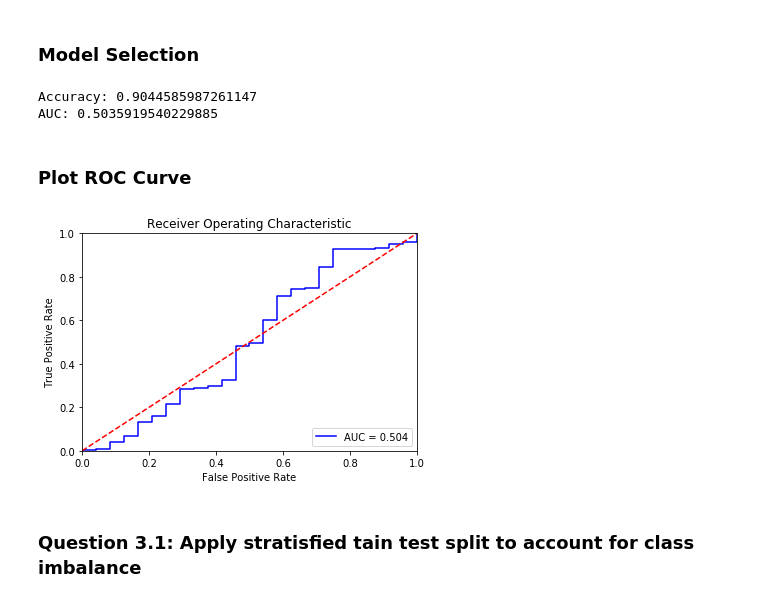
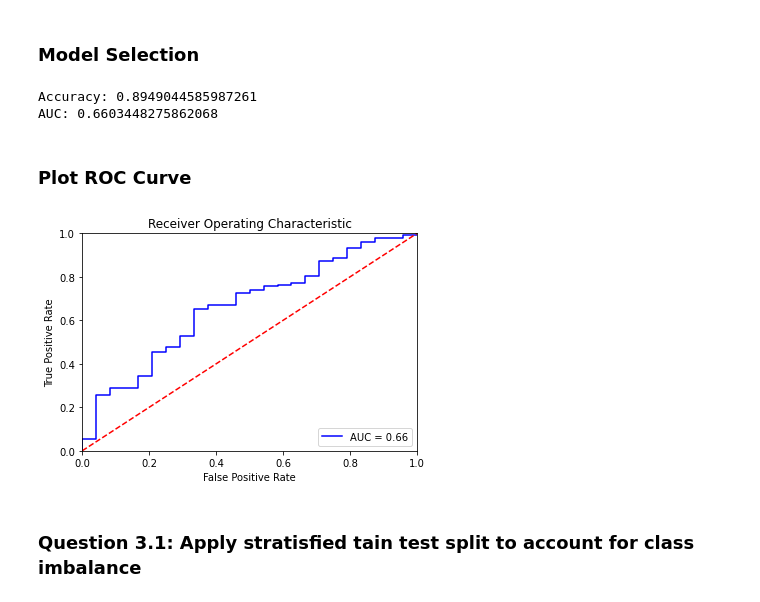
Before and after one commit to rodolfolermacontreras/ML_1_Assignment_6, a Jupyter notebook: Mlearn510-Lesson_6-Rodolfo_Lerma.ipynb, the cells around one changed output. Saved outputs shown, nothing was run; the diff lists cells and outputs as text; code cells hidden in the pictures.

```diff
--- a/Mlearn510-Lesson_6-Rodolfo_Lerma.ipynb
+++ b/Mlearn510-Lesson_6-Rodolfo_Lerma.ipynb
@@ -335,36 +339,23 @@ for i in options:
 ### Model Selection
 # %%
 #Selected model based on the results above:
-rfe = RFE(model, n_features_to_select = 50)
+rfe = RFE(model, n_features_to_select = 100)
 rfe.fit(X_train_scaled, y_train)
-y_pred = rfe.predict(X_test_scaled)
-lr_acc = accuracy_score(y_test, y_pred)
 
-probs = rfe.predict_proba(X_test)
-preds = probs[:,1]
-fpr, tpr, threshold = metrics.roc_curve(y_test, preds)
-roc_auc = metrics.roc_auc_score(y_test, preds)
+fpr, tpr, lr_acc, roc_auc = performance_values(X_test_scaled, y_test, rfe)
+
 print("Accuracy: {}".format(lr_acc))
 print("AUC: {}".format(roc_auc))
 # %% [output]
-Accuracy: 0.9044585987261147
-AUC: 0.5035919540229885
+Accuracy: 0.8949044585987261
+AUC: 0.6603448275862068
 # %% [markdown]
 ### Plot ROC Curve
-# %%
-# Plot the ROC curve
-import matplotlib.pyplot as plt
-plt.title('Receiver Operating Characteristic')
-plt.plot(fpr, tpr, 'b', label = 'AUC = %0.3f' % roc_auc)
-plt.legend(loc = 'lower right')
-plt.plot([0, 1], [0, 1],'r--')
-plt.xlim([0, 1])
-plt.ylim([0, 1])
-plt.ylabel('True Positive Rate')
-plt.xlabel('False Positive Rate')
-plt.show()
-# %% [output]
-[figure, removed]
+# %%
+# Plot the ROC curve
+ROC_curve(fpr,tpr,roc_auc)
+# %% [output]
+[figure, added]
 # %% [markdown]
 ### Question 3.1: Apply stratisfied tain test split to account for class imbalance
 # %%
```
Also changed, not shown: parts of 25 cells of this notebook.
